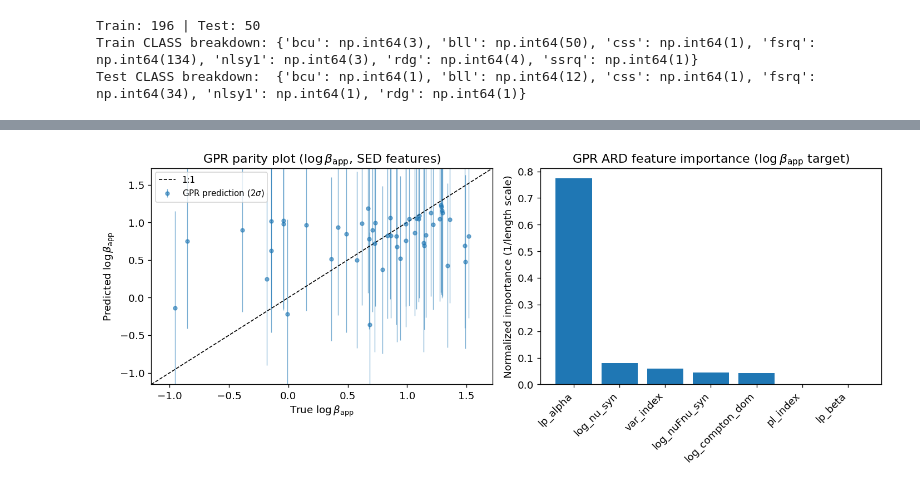
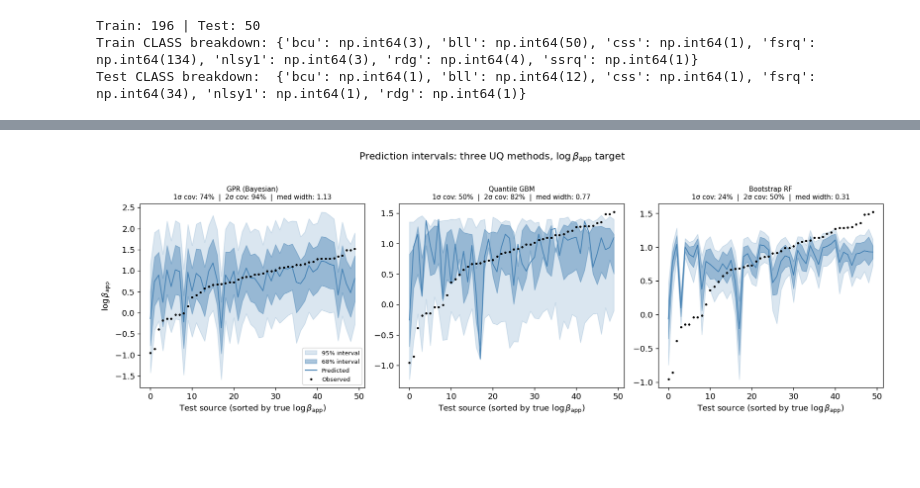
Before and after one commit to altjerue/ilwikak-ml, a Jupyter notebook: blazar_population_ml-p2.ipynb, the cells around one changed output, grey strips where cells are left out. Cells and saved outputs as stored; diff of their text form; code cells hidden in the pictures; blank space fills up the shorter version.

Commit message:
Switching direction to comparing regression methods.

```diff
--- a/blazar_population_ml-p2.ipynb
+++ b/blazar_population_ml-p2.ipynb
@@ -418,55 +760,34 @@ Coverage 1σ: 74.00% (expect ~68%)  |  2σ: 94.00% (expect ~95%)
 # %%
-fig, axes = plt.subplots(1, 2, figsize=(12, 5))
+# ── Prediction intervals sorted by true value ──────────────────────────────────
+order = np.argsort(y_test)
+x_idx = np.arange(len(order))
 
-# Panel 1: Parity plot
-ax = axes[0]
-ax.errorbar(
-    y_test,
-    y_pred_gpr,
-    yerr=2 * y_std_gpr,
-    fmt="o",
-    alpha=0.6,
-    markersize=4,
-    elinewidth=0.8,
-    label=r"GPR prediction (2$\sigma$)",
-)
-lim = [
-    min(y_test.min(), y_pred_gpr.min()) - 0.2,
-    max(y_test.max(), y_pred_gpr.max()) + 0.2,
-]
-ax.plot(lim, lim, "k--", lw=1, label="1:1")
-ax.set_xlim(lim)
-ax.set_ylim(lim)
-ax.set_xlabel(r"True $\log \beta_{\rm app}$")
-ax.set_ylabel(r"Predicted $\log \beta_{\rm app}$")
-ax.set_title(r"GPR parity plot ($\log \beta_{\rm app}$, SED features)")
-ax.legend(fontsize=9)
+fig, axes = plt.subplots(1, 3, figsize=(15, 5))
+for ax, (name, m) in zip(axes, uq_methods.items()):
+    ax.fill_between(
+        x_idx, m["lo2"][order], m["hi2"][order],
+        alpha=0.20, color="steelblue", label="95% interval",
+    )
+    ax.fill_between(
+        x_idx, m["lo1"][order], m["hi1"][order],
+        alpha=0.45, color="steelblue", label="68% interval",
+    )
+    ax.plot(x_idx, m["center"][order], color="steelblue", lw=1.2, label="Predicted")
+    ax.plot(x_idx, y_test[order], "k.", ms=4, zorder=5, label="Observed")
+    cov1 = np.mean((y_test >= m["lo1"]) & (y_test <= m["hi1"]))
+    cov2 = np.mean((y_test >= m["lo2"]) & (y_test <= m["hi2"]))
+    w1 = float(np.median(m["hi1"] - m["lo1"]))
+    ax.set_title(
+        f"{name}\n1σ cov: {cov1:.0%}  |  2σ cov: {cov2:.0%}  |  med width: {w1:.2f}",
+        fontsize=9,
+    )
+    ax.set_xlabel(r"Test source (sorted by true $\log \beta_{\rm app}$)")
+    if ax is axes[0]:
+        ax.set_ylabel(r"$\log \beta_{\rm app}$")
+        ax.legend(fontsize=8)
 
-# Panel 2: ARD length scales (inverted = importance)
-ax = axes[1]
-def _find_rbf(kernel):
-    if isinstance(kernel, RBF):
-        return [kernel]
-    result = []
-    for attr in ('k1', 'k2'):
-        sub = getattr(kernel, attr, None)
-        if sub is not None:
-            result += _find_rbf(sub)
-    return result
-
-rbf_kernel = _find_rbf(gpr.kernel_)
-if rbf_kernel:
-    ls = rbf_kernel[0].length_scale
-    importance = 1.0 / ls
-    importance /= importance.sum()
-    order = np.argsort(importance)[::-1]
-    ax.bar(range(len(reg_feats)), importance[order])
-    ax.set_xticks(range(len(reg_feats)))
-    ax.set_xticklabels([reg_feats[i] for i in order], rotation=45, ha="right")
-    ax.set_ylabel("Normalized importance (1/length scale)")
-    ax.set_title(r"GPR ARD feature importance ($\log \beta_{\rm app}$ target)")
-
+plt.suptitle(r"Prediction intervals: three UQ methods, $\log \beta_{\rm app}$ target", y=1.02)
 plt.tight_layout()
 plt.show()
 # %% [output]
-[figure, old version]
+[figure, new version]
```
Also changed, not shown: parts of 12 cells of this notebook.
